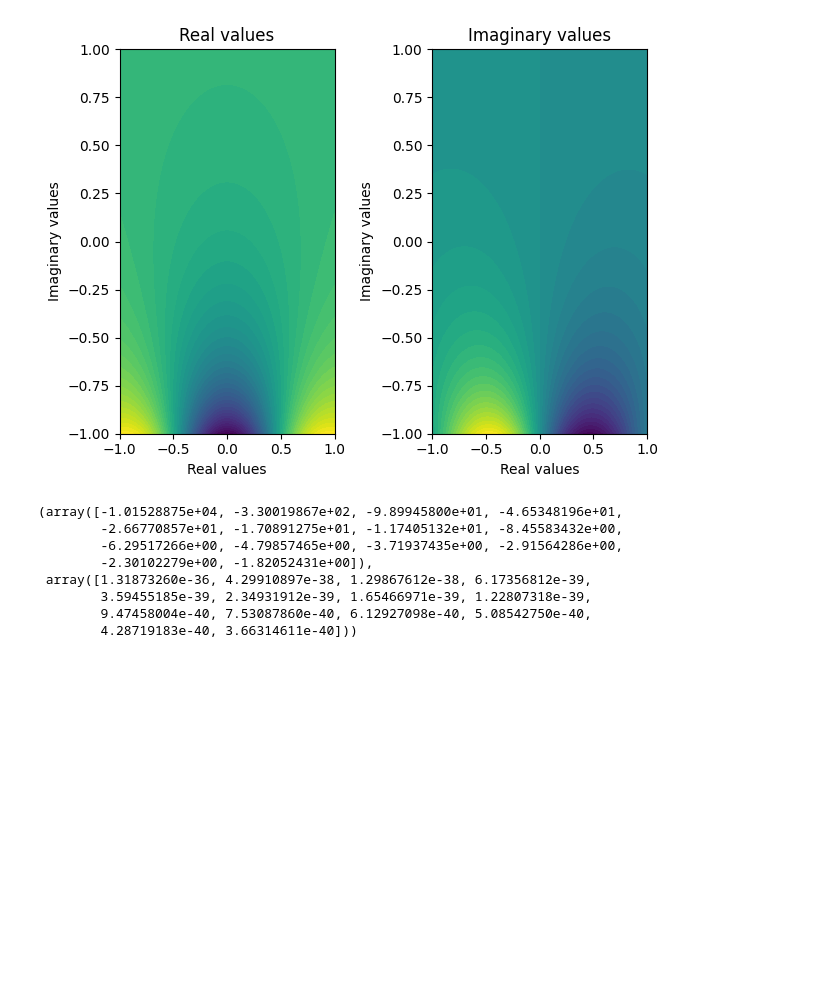
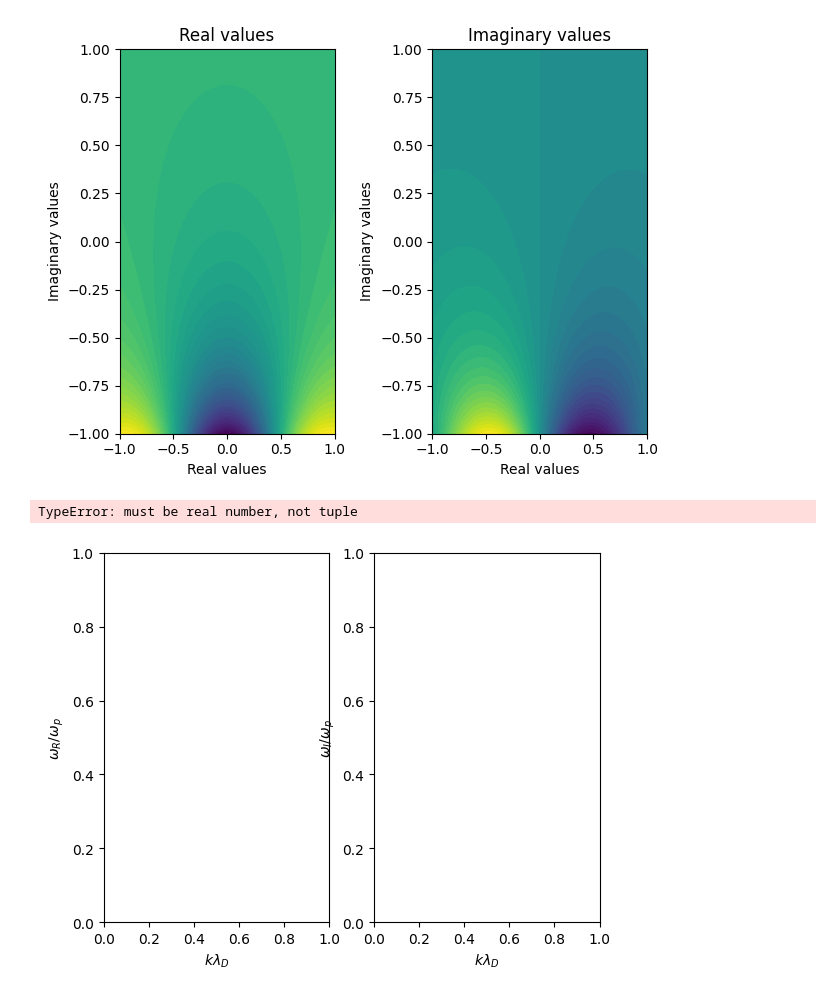
Before and after one commit to dschneidinger/222B_Landau_Damping_2024, a Jupyter notebook: 1-Numerical_solution_kinetic_dispersion_relation/brute_force_kinetic_DR_solver.ipynb, the cells around one changed output. Saved outputs shown, nothing was run; the diff lists cells and outputs as text; code cells hidden in the pictures; blank space fills up the shorter version.

```diff
--- a/1-Numerical_solution_kinetic_dispersion_relation/brute_force_kinetic_DR_solver.ipynb
+++ b/1-Numerical_solution_kinetic_dispersion_relation/brute_force_kinetic_DR_solver.ipynb
@@ -38,10 +38,6 @@ def find_w_roots(k0, v0, nb, method = D_analytic):
         for i in range(len(Wi)):
             for j in range(len(Wr)):
                 D_arr[i,j] = method(Wr[j], Wi[i], k0=k0, v0 = v0, nb = nb)
-    elif (method == z_func):
-        for i in range(len(Wi)):
-            for j in range(len(Wr)):
-                D_arr[i,j] = method(Wr[j], Wi[i], k0=k0)
 
 
     D_arr = np.abs(D_arr)
@@ -180,17 +176,37 @@ plot_complex(X, Y, F)
 # %% [output]
 [figure]
 # %%
-def D(wr,wi,xi):
+def z_func(wr,wi,xi):
     dispersion = 1 - 1/((wr+1j*wi)**2)*xi**2*ply.dispersion.plasma_dispersion_func_deriv(xi)
     return np.real(dispersion), np.imag(dispersion)
 
-D(k0s,10)
+
+def find_w_roots_z(xi):
+    Wr = np.linspace(0,1.7,128)
+    Wi = np.linspace(-0.3,0.3,101)
+
+    D_arr = np.zeros((len(Wi), len(Wr)), dtype = complex)
+    for i in range(len(Wi)):
+        for j in range(len(Wr)):
+            D_arr[i,j] = z_func(Wr[j], Wi[i], xi)
-# %% [output]
-(array([-1.01528875e+04, -3.30019867e+02, -9.89945800e+01, -4.65348196e+01,
-        -2.66770857e+01, -1.70891275e+01, -1.17405132e+01, -8.45583432e+00,
-        -6.29517266e+00, -4.79857465e+00, -3.71937435e+00, -2.91564286e+00,
-        -2.30102279e+00, -1.82052431e+00]),
- array([1.31873260e-36, 4.29910897e-38, 1.29867612e-38, 6.17356812e-39,
-        3.59455185e-39, 2.34931912e-39, 1.65466971e-39, 1.22807318e-39,
-        9.47458004e-40, 7.53087860e-40, 6.12927098e-40, 5.08542750e-40,
-        4.28719183e-40, 3.66314611e-40]))
+# %%
+# print(find_w_roots(k0=0.3))
+
+ax1 = plt.subplot(1,2,1)
+ax1.set_xlabel(r'$k\lambda_D$')
+ax1.set_ylabel(r'$\omega_R/\omega_p$')
+ax2 = plt.subplot(1,2,2)
+ax2.set_xlabel(r'$k\lambda_D$')
+ax2.set_ylabel(r'$\omega_I/\omega_p$')
+
+k0s = np.linspace(0.01,0.6,14)
+
+for k0 in k0s:
+    Wrs, Wis = find_w_roots_z(k0)
+    ax1.scatter(k0*np.ones(len(Wrs)), Wrs)
+    ax2.scatter(k0*np.ones(len(Wis)), Wis)
+
+plt.tight_layout()
+# %% [output]
+TypeError: must be real number, not tuple
+[figure, added]
```
